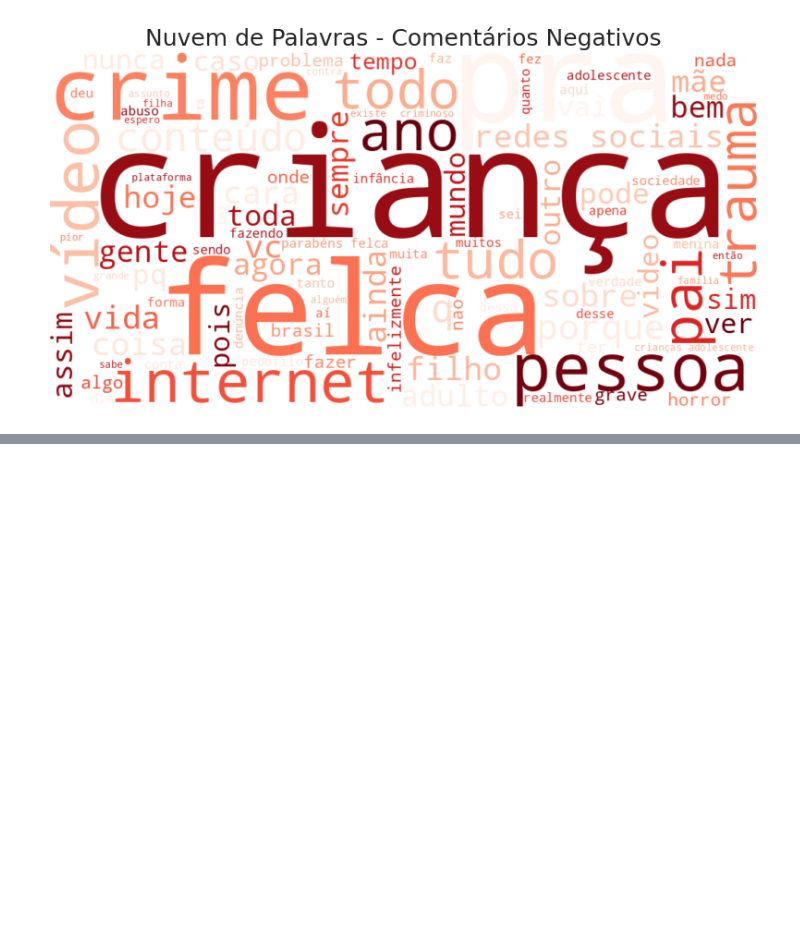
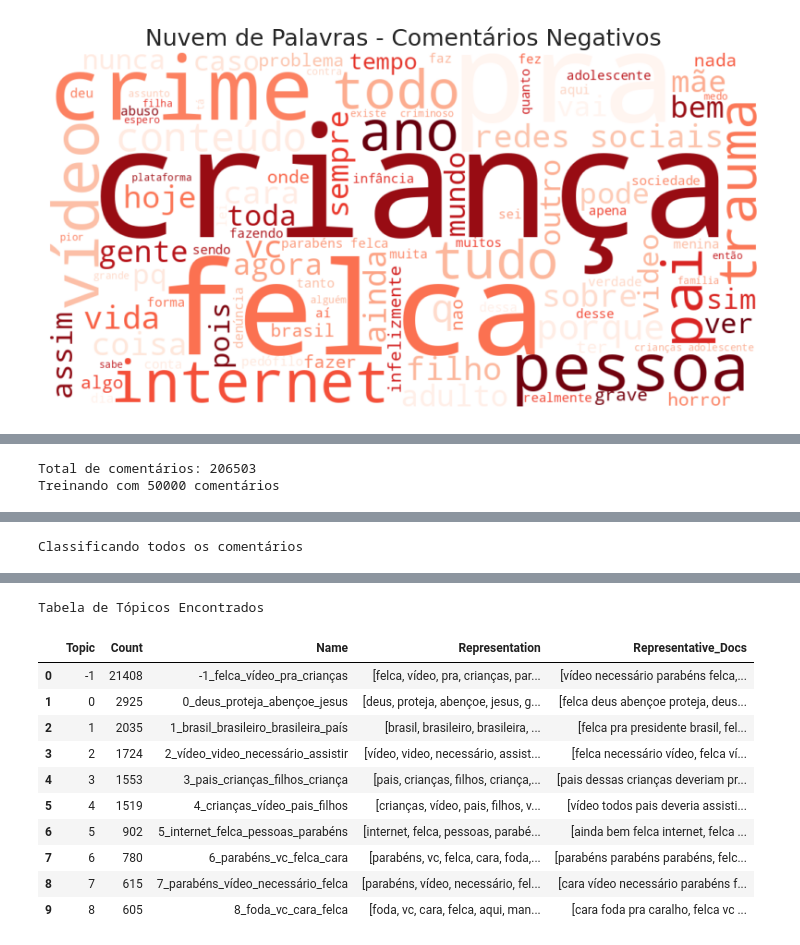
Before and after one commit to alveshenriique/redes-complexas, a Jupyter notebook: notebooks/analises_comentarios.ipynb, the cells around one changed output, grey strips where cells are left out. Saved outputs shown, nothing was run; the diff lists cells and outputs as text; code cells hidden in the pictures; blank space fills up the shorter version.

Commit message:
Adiciona BERTopic

```diff
--- a/notebooks/analises_comentarios.ipynb
+++ b/notebooks/analises_comentarios.ipynb
@@ -467,0 +484,44 @@ plt.show()
+# %%
+# Filtra textos válidos
+textos_para_topicos = df.loc[df['texto_limpo'].str.len() > 20, 'texto_limpo'].dropna().tolist()
+print(f"Total de comentários: {len(textos_para_topicos)}")
+
+# Usa 50k comentários para treino
+amostra = df.loc[df['texto_limpo'].str.len() > 20, 'texto_limpo'].dropna().sample(50000, random_state=42).tolist()
+print(f"Treinando com {len(amostra)} comentários")
+
+# Modelo de embeddings na GPU
+embedding_model = SentenceTransformer("paraphrase-multilingual-MiniLM-L12-v2", device="cuda")
+
+# Redução de dimensionalidade
+umap_model = UMAP(n_neighbors=15, n_components=5, min_dist=0.0, metric='cosine')
+
+# Criação do modelo BERTopic
+topic_model = BERTopic(
+    embedding_model=embedding_model,
+    umap_model=umap_model,
+    min_topic_size=50,
+    calculate_probabilities=False,
+    verbose=True
+)
+
+# Treina o modelo na amostra
+topics, _ = topic_model.fit_transform(amostra)
+
+# Classifica todos os 206k comentários
+print("Classificando todos os comentários")
+all_topics, _ = topic_model.transform(textos_para_topicos)
+
+# Adiciona resultados ao DataFrame
+df.loc[df['texto_limpo'].str.len() > 20, 'topic'] = all_topics
+
+# Mostra informações dos tópicos
+print("\nTabela de Tópicos Encontrados")
+display(topic_model.get_topic_info().head(10))
+
+
+# Visualização interativa (opcional)
+topic_model.visualize_topics()
+# %% [output]
+Total de comentários: 206503
+Treinando com 50000 comentários
@@ -467,0 +536 @@ plt.show()
+Classificando todos os comentários
@@ -467,0 +541,12 @@ plt.show()
+Tabela de Tópicos Encontrados
+|  | Topic | Count | Name | Representation | Representative_Docs |
+| 0 | -1 | 21408 | -1_felca_vídeo_pra_crianças | [felca, vídeo, pra, crianças, par... | [vídeo necessário parabéns felca,... |
+| 1 | 0 | 2925 | 0_deus_proteja_abençoe_jesus | [deus, proteja, abençoe, jesus, g... | [felca deus abençoe proteja, deus... |
+| 2 | 1 | 2035 | 1_brasil_brasileiro_brasileira_país | [brasil, brasileiro, brasileira, ... | [felca pra presidente brasil, fel... |
+| 3 | 2 | 1724 | 2_vídeo_video_necessário_assistir | [vídeo, video, necessário, assist... | [felca necessário vídeo, felca ví... |
+| 4 | 3 | 1553 | 3_pais_crianças_filhos_criança | [pais, crianças, filhos, criança,... | [pais dessas crianças deveriam pr... |
+| 5 | 4 | 1519 | 4_crianças_vídeo_pais_filhos | [crianças, vídeo, pais, filhos, v... | [vídeo todos pais deveria assisti... |
+| 6 | 5 | 902 | 5_internet_felca_pessoas_parabéns | [internet, felca, pessoas, parabé... | [ainda bem felca internet, felca ... |
+| 7 | 6 | 780 | 6_parabéns_vc_felca_cara | [parabéns, vc, felca, cara, foda,... | [parabéns parabéns parabéns, felc... |
+| 8 | 7 | 615 | 7_parabéns_vídeo_necessário_felca | [parabéns, vídeo, necessário, fel... | [cara vídeo necessário parabéns f... |
+| 9 | 8 | 605 | 8_foda_vc_cara_felca | [foda, vc, cara, felca, aqui, man... | [cara foda pra caralho, felca vc ... |
```
Also changed, not shown: parts of 4 cells of this notebook.
